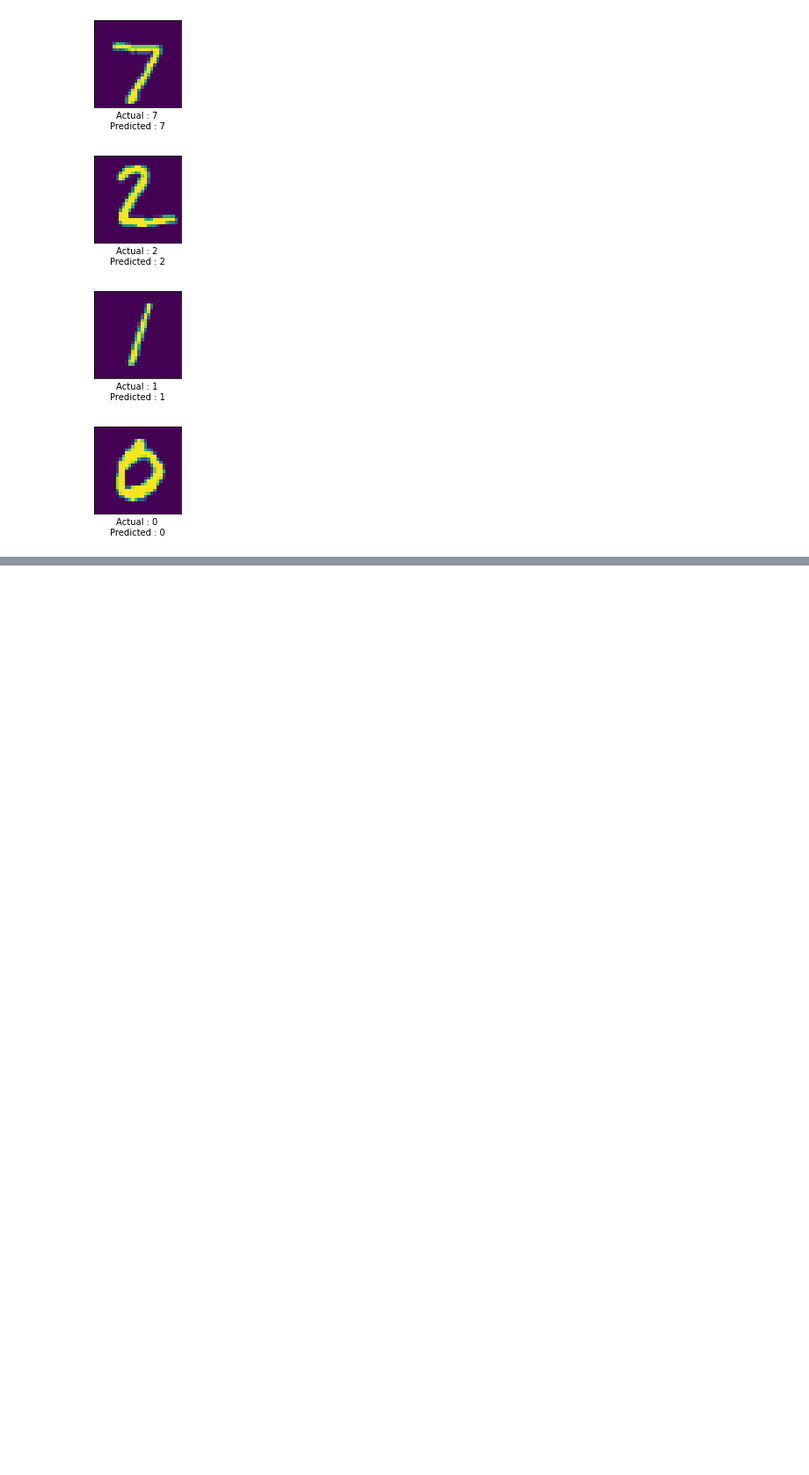
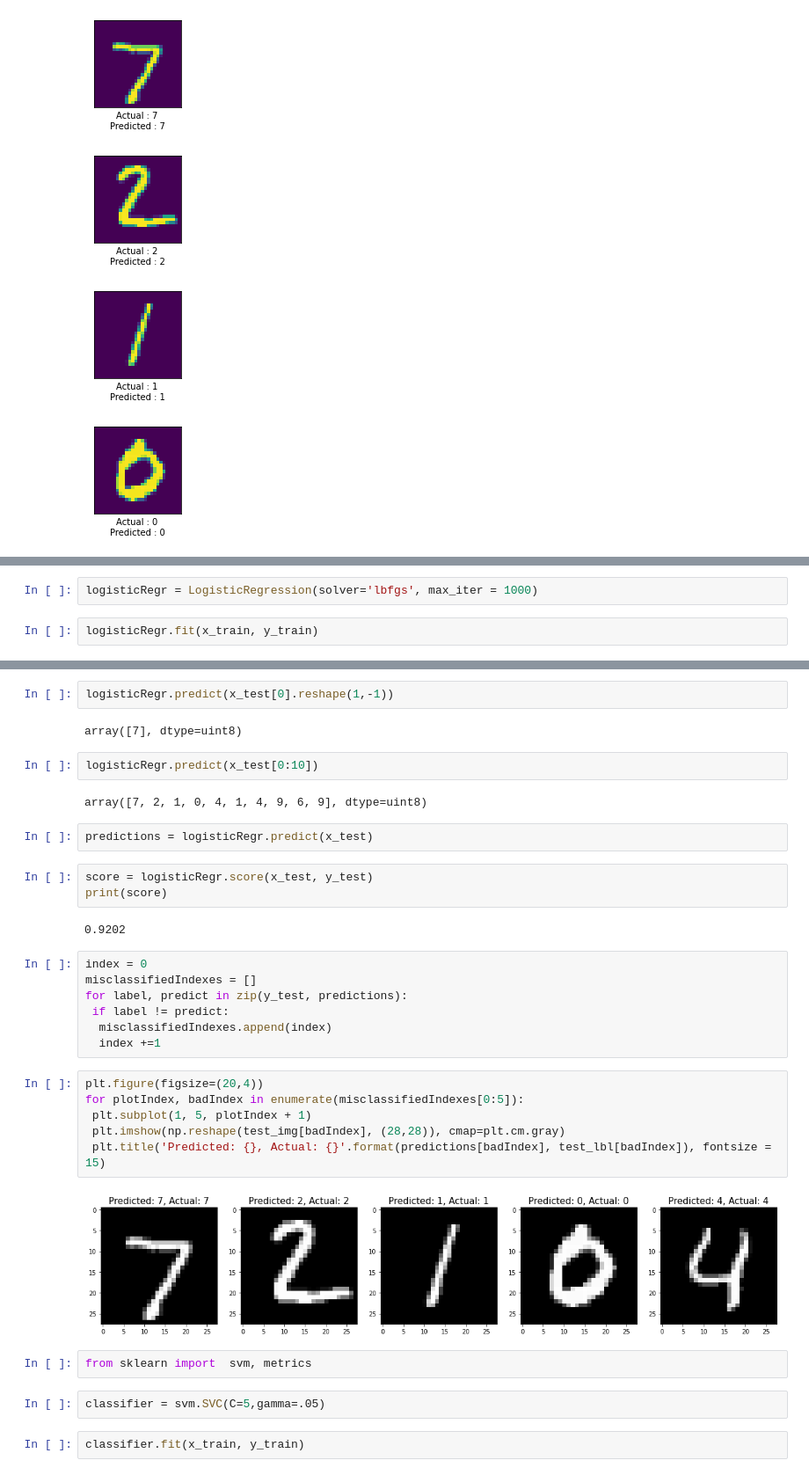
Before and after one commit to cheems-dev/teo, a Jupyter notebook: main.ipynb, the cells around one changed output, grey strips where cells are left out. Shown at 88% size. Cells and saved outputs as stored; diff of their text form; blank space fills up the shorter version.

```diff
--- a/main.ipynb
+++ b/main.ipynb
@@ -94,0 +99,4 @@ for i in range(4):
+# %%
+logisticRegr = LogisticRegression(solver='lbfgs', max_iter = 1000)
+# %%
+logisticRegr.fit(x_train, y_train)
@@ -94,0 +112,36 @@ for i in range(4):
+# %%
+logisticRegr.predict(x_test[0].reshape(1,-1))
+# %% [output]
+array([7], dtype=uint8)
+# %%
+logisticRegr.predict(x_test[0:10])
+# %% [output]
+array([7, 2, 1, 0, 4, 1, 4, 9, 6, 9], dtype=uint8)
+# %%
+predictions = logisticRegr.predict(x_test)
+# %%
+score = logisticRegr.score(x_test, y_test)
+print(score)
+# %% [output]
+0.9202
+# %%
+index = 0
+misclassifiedIndexes = []
+for label, predict in zip(y_test, predictions):
+ if label != predict:
+  misclassifiedIndexes.append(index)
+  index +=1
+# %%
+plt.figure(figsize=(20,4))
+for plotIndex, badIndex in enumerate(misclassifiedIndexes[0:5]):
+ plt.subplot(1, 5, plotIndex + 1)
+ plt.imshow(np.reshape(test_img[badIndex], (28,28)), cmap=plt.cm.gray)
+ plt.title('Predicted: {}, Actual: {}'.format(predictions[badIndex], test_lbl[badIndex]), fontsize = 15)
+# %% [output]
+[figure, added]
+# %%
+from sklearn import  svm, metrics
+# %%
+classifier = svm.SVC(C=5,gamma=.05)
+# %%
+classifier.fit(x_train, y_train)
```
Also changed, not shown: parts of 6 cells of this notebook, 2 other files.
